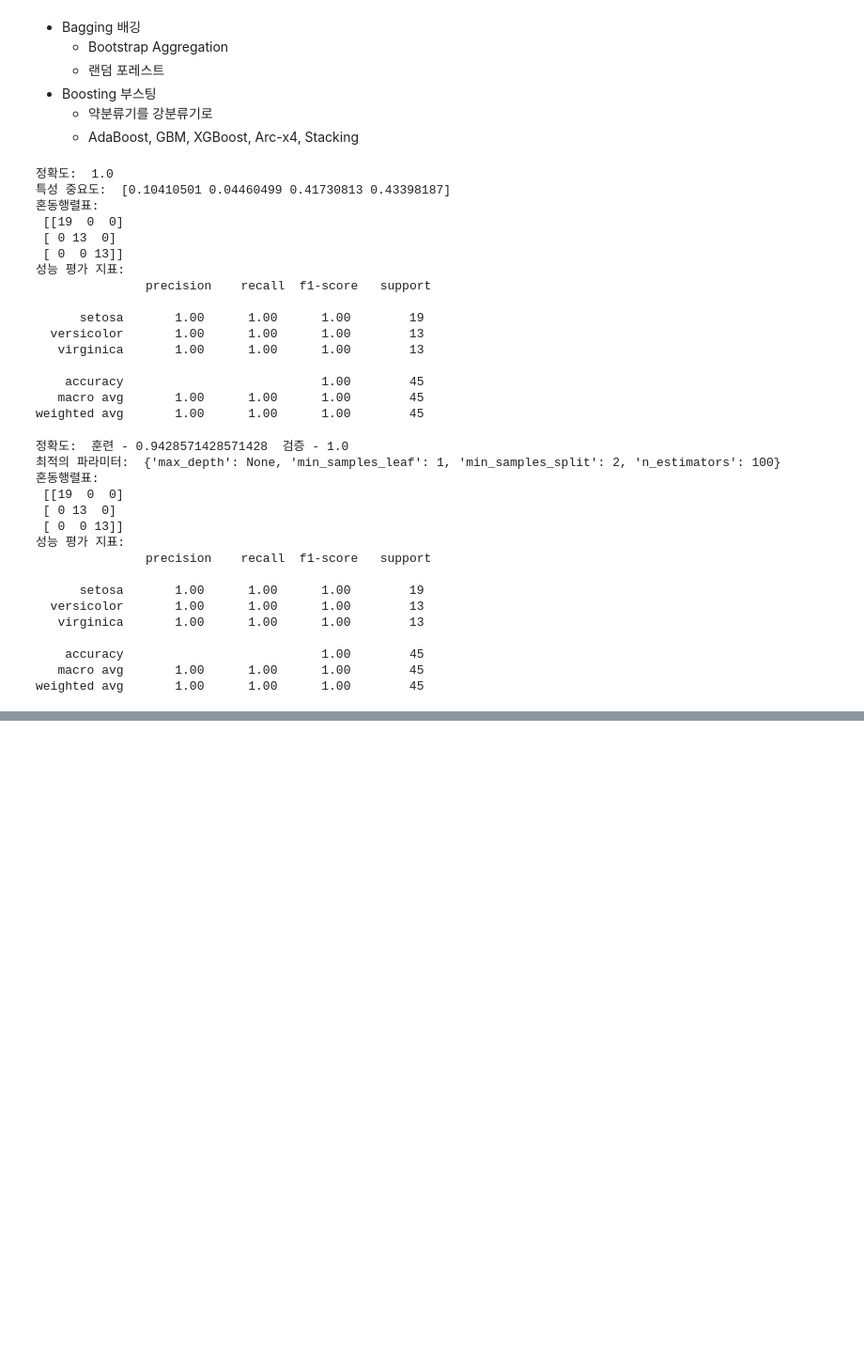
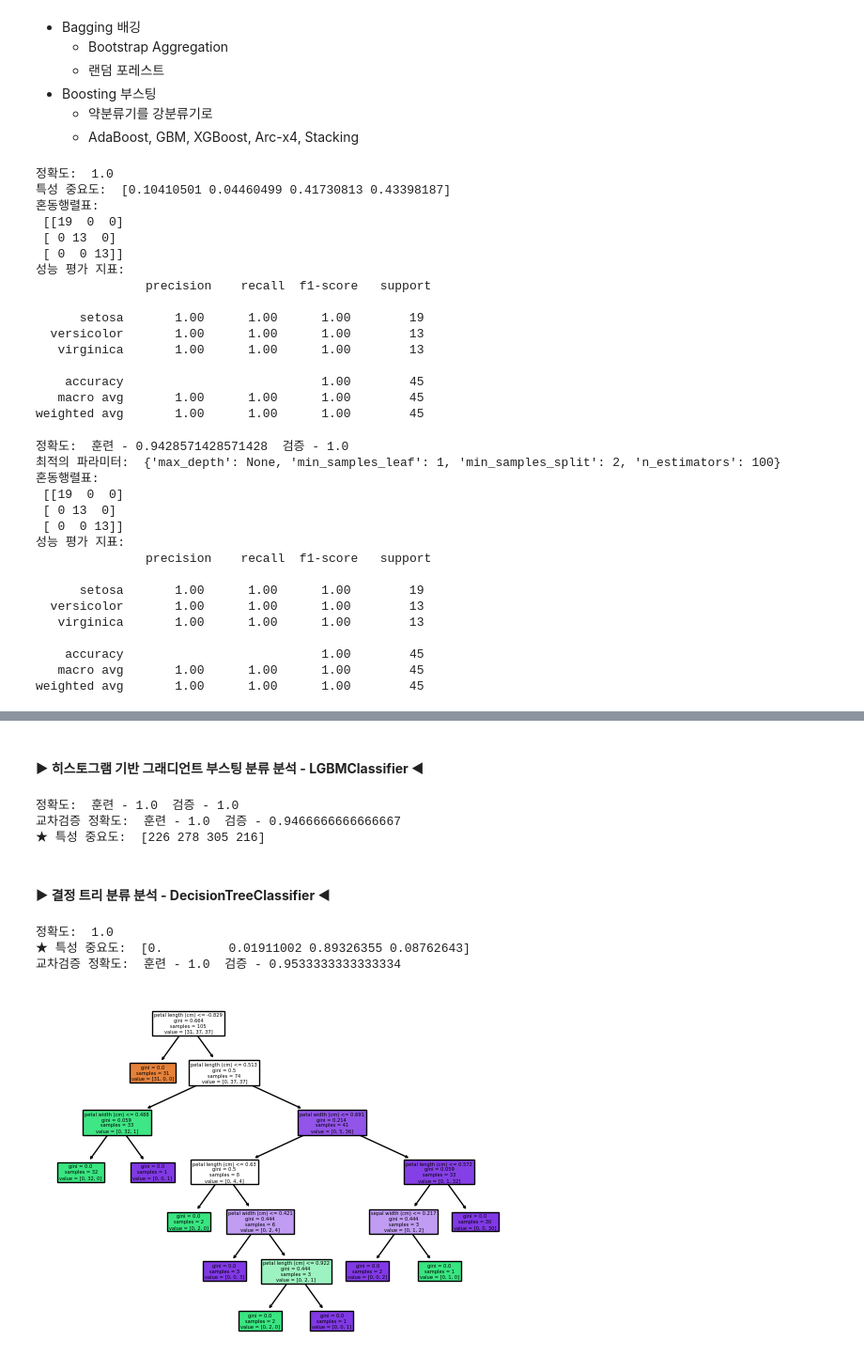
Before and after one commit to chickengak/TIL, a Jupyter notebook: dev-journey/big-data/myPractice-bbg.ipynb, the cells around one changed output, grey strips where cells are left out. Shown at 94% size. Saved outputs shown, nothing was run; the diff lists cells and outputs as text; code cells hidden in the pictures; blank space fills up the shorter version.

```diff
--- a/dev-journey/big-data/myPractice-bbg.ipynb
+++ b/dev-journey/big-data/myPractice-bbg.ipynb
@@ -1038,0 +1196,64 @@ OOB를 이용한 검정 정확도:  0.9428571428571428
+# %% [markdown]
+#### **▶ 히스토그램 기반 그래디언트 부스팅 분류 분석 - LGBMClassifier ◀**
+# %%
+from sklearn.datasets import load_iris
+from sklearn.preprocessing import StandardScaler
+from sklearn.model_selection import train_test_split, cross_validate
+from lightgbm import LGBMClassifier
+from sklearn.metrics import accuracy_score, confusion_matrix, classification_report
+
+iris = load_iris()
+iris_X = pd.DataFrame(iris['data'], columns=iris["feature_names"])
+iris_Y = pd.DataFrame(iris['target'], columns=['target']).apply(lambda x: iris['target_names'][x])
+train_X, val_X, train_Y, val_Y = train_test_split(iris_X, iris_Y, train_size=0.7, random_state=42)
+
+scaler = StandardScaler()
+train_X_scaled = scaler.fit_transform(train_X)
+val_X_scaled = scaler.transform(val_X)
+
+model = LGBMClassifier(random_state=42)
+model.fit(train_X_scaled, train_Y)
+
+scores = cross_validate(model, scaler.transform(iris_X), iris_Y, return_train_score=True)
+
+predicted = model.predict(val_X_scaled)
+print('정확도:  훈련 -', accuracy_score(train_Y, model.predict(train_X_scaled)), ' 검증 -',accuracy_score(val_Y, predicted))
+print('교차검증 정확도:  훈련 -', np.mean(scores['train_score']), ' 검증 -', np.mean(scores['test_score']))
+print('★ 특성 중요도: ', model.feature_importances_)
+# %% [output]
+정확도:  훈련 - 1.0  검증 - 1.0
+교차검증 정확도:  훈련 - 1.0  검증 - 0.9466666666666667
+★ 특성 중요도:  [226 278 305 216]
+# %% [markdown]
+#### **▶ 결정 트리 분류 분석 - DecisionTreeClassifier ◀**
+# %%
+from sklearn.datasets import load_iris
+from sklearn.preprocessing import StandardScaler
+from sklearn.model_selection import train_test_split, cross_validate
+from sklearn.tree import DecisionTreeClassifier, plot_tree
+from sklearn.metrics import accuracy_score, confusion_matrix, classification_report
+
+iris = load_iris()
+iris_X = pd.DataFrame(iris['data'], columns=iris["feature_names"])
+iris_Y = pd.DataFrame(iris['target'], columns=['target']).apply(lambda x: iris['target_names'][x])
+train_X, val_X, train_Y, val_Y = train_test_split(iris_X, iris_Y, train_size=0.7, random_state=42)
+
+scaler = StandardScaler()
+train_X_scaled = scaler.fit_transform(train_X)
+val_X_scaled = scaler.transform(val_X)
+
+model = DecisionTreeClassifier(random_state=42)
+model.fit(train_X_scaled, train_Y)
+
+scores = cross_validate(model, scaler.transform(iris_X), iris_Y, return_train_score=True)
+
+predicted = model.predict(val_X_scaled)
+print('정확도: ', accuracy_score(val_Y, predicted))
+print('★ 특성 중요도: ', model.feature_importances_)
+print('교차검증 정확도:  훈련 -', np.mean(scores['train_score']), ' 검증 -', np.mean(scores['test_score']))
+plot_tree(model, filled=True, feature_names=iris['feature_names']); plt.show()
+# %% [output]
+정확도:  1.0
+★ 특성 중요도:  [0.         0.01911002 0.89326355 0.08762643]
+교차검증 정확도:  훈련 - 1.0  검증 - 0.9533333333333334
+[figure, added]
```
Also changed, not shown: parts of 15 cells of this notebook.
